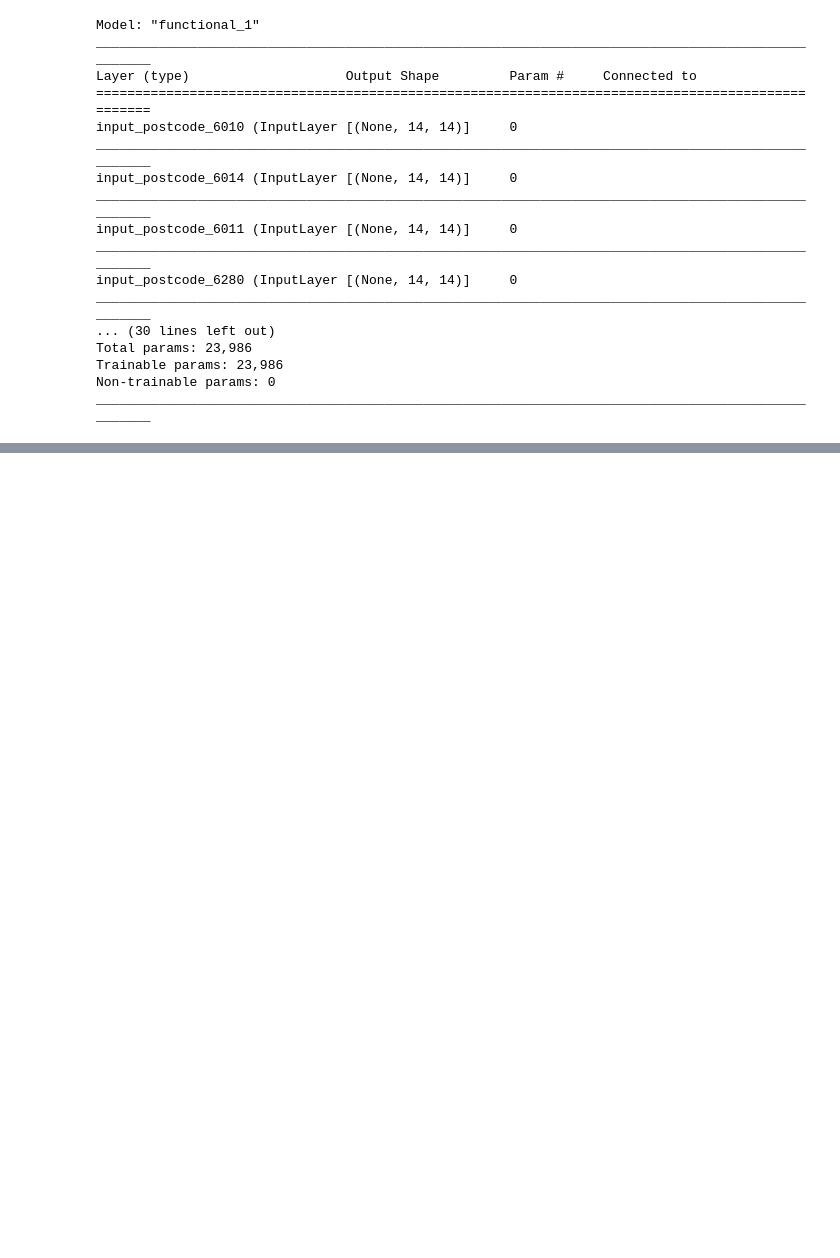
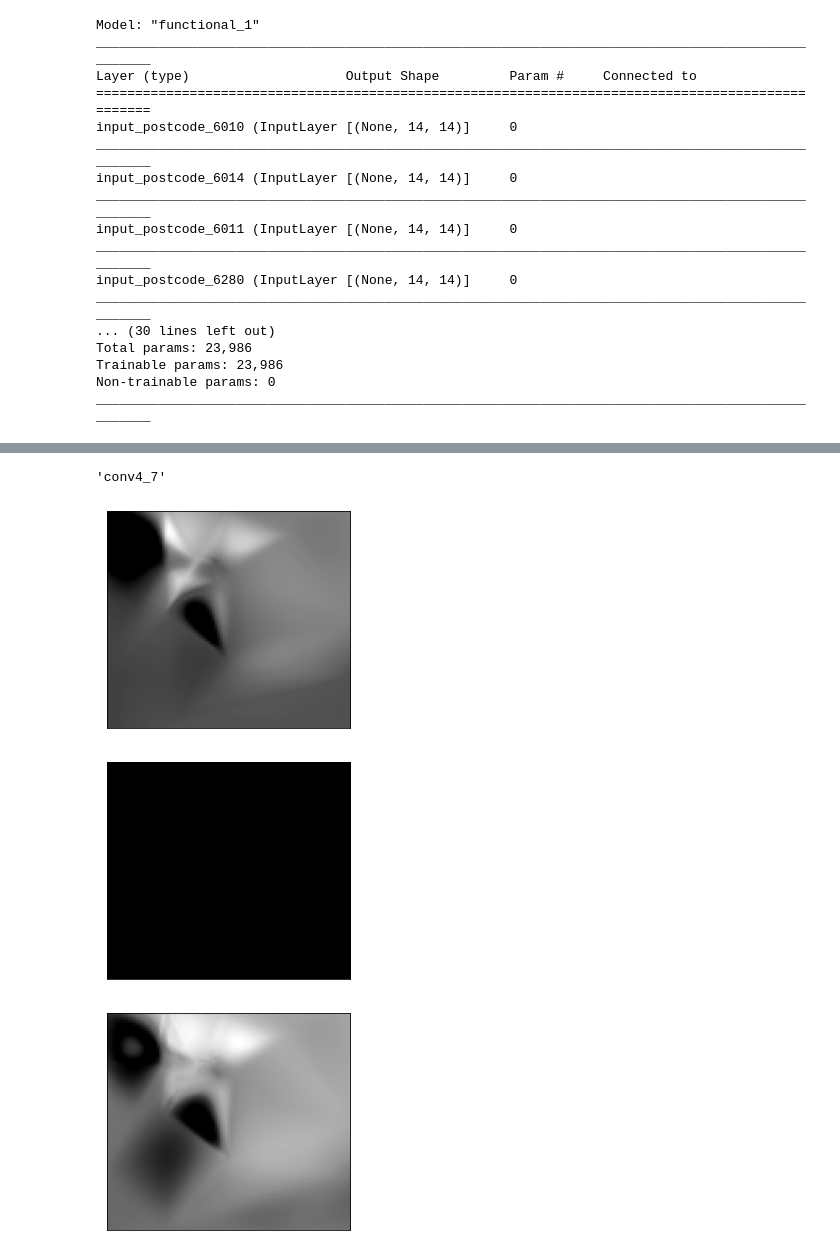
Before and after one commit to ManeeshaPerera/HTCNN-Forecasting, a Jupyter notebook: old_notebooks/visualise-conv-features.ipynb, the cells around one changed output, grey strips where cells are left out. Cells and saved outputs as stored; diff of their text form; code cells hidden in the pictures; blank space fills up the shorter version.

```diff
--- a/old_notebooks/visualise-conv-features.ipynb
+++ b/old_notebooks/visualise-conv-features.ipynb
@@ -306,0 +318,3 @@ ________________________________________________________________________________
+# %%
+conv_model = tf.keras.models.load_model(
+        '../swis_combined_nn_results/new_models/conv_2d_with_images_epochs2/0/conv_2d_with_images_epochs2')
@@ -306,0 +343,40 @@ ________________________________________________________________________________
+# %%
+conv_model.layers[48].name
+# %% [output]
+'conv4_7'
+# %%
+new_model_1 = tf.keras.Model(inputs=conv_model.inputs, outputs=conv_model.layers[41].output)
+new_model_2 = tf.keras.Model(inputs=conv_model.inputs, outputs=conv_model.layers[42].output)
+new_model_3 = tf.keras.Model(inputs=conv_model.inputs, outputs=conv_model.layers[43].output)
+new_model_4 = tf.keras.Model(inputs=conv_model.inputs, outputs=conv_model.layers[44].output)
+new_model_5 = tf.keras.Model(inputs=conv_model.inputs, outputs=conv_model.layers[45].output)
+new_model_6 = tf.keras.Model(inputs=conv_model.inputs, outputs=conv_model.layers[46].output)
+new_model_7 = tf.keras.Model(inputs=conv_model.inputs, outputs=conv_model.layers[47].output)
+new_model_8 = tf.keras.Model(inputs=conv_model.inputs, outputs=conv_model.layers[48].output)
+# %%
+X = np.empty((1, *(173, 192, 18), 8))
+X[0,] = np.load(f'../swis_ts_data/img_ts/train_{4882}.npy')
+# %%
+# get feature map for hidden layer
+feature_maps1 = new_model_1.predict(X)
+feature_maps2 = new_model_2.predict(X)
+feature_maps3 = new_model_3.predict(X)
+feature_maps4 = new_model_4.predict(X)
+feature_maps5 = new_model_5.predict(X)
+feature_maps6 = new_model_6.predict(X)
+feature_maps7 = new_model_7.predict(X)
+feature_maps8 = new_model_8.predict(X)
+# %%
+fig = pyplot.figure()
+num = np.random.choice(64, 3)
+
+for ix in num:
+    pyplot.imshow(feature_maps1[0, :, :, ix-1], cmap='gray')
+    # show the figure
+    pyplot.xticks([])
+    pyplot.yticks([])
+    pyplot.show()
+# %% [output]
+[figure, added]
+[figure, added]
+[figure, added]
```
Also changed, not shown: parts of 8 cells of this notebook, 2 other files.
